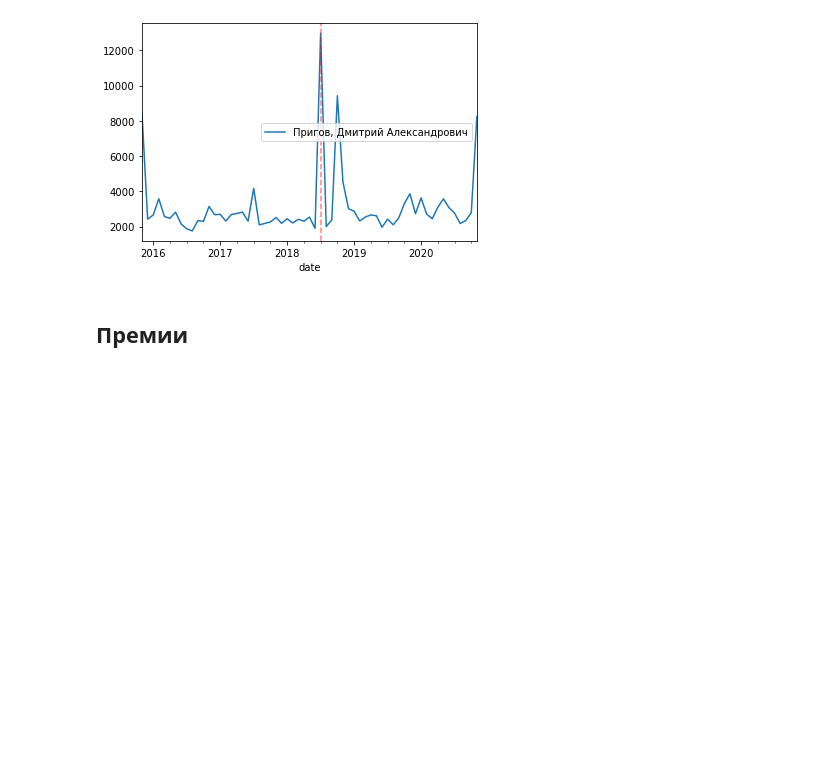
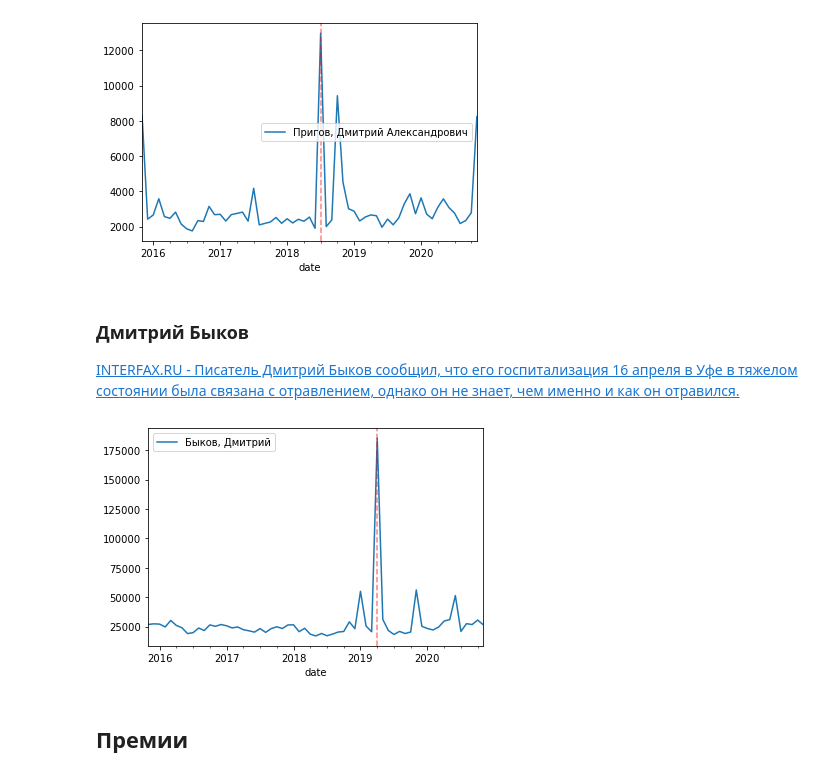
Before and after one commit to agbragin/russian-poetry-wikipedia-stats, a Jupyter notebook: 05-analysis.ipynb, the cells around one changed output. Drawn from its saved outputs; the diff is of its cells as text; code cells hidden in the pictures; blank space fills up the shorter version.

```diff
--- a/04-analysis.ipynb
+++ b/05-analysis.ipynb
@@ -450,6 +450,14 @@ plot_visits('Гандлевский, Сергей', '24.05.2016')
 plot_visits('Пригов, Дмитрий Александрович', '16.07.2018')
 # %% [output]
 [figure]
+# %% [markdown]
+### Дмитрий Быков
+
+[INTERFAX.RU - Писатель Дмитрий Быков сообщил, что его госпитализация 16 апреля в Уфе в тяжелом состоянии была связана с отравлением, однако он не знает, чем именно и как он отравился.](https://www.interfax.ru/russia/659395)
+# %%
+plot_visits('Быков, Дмитрий', '16.04.2019')
+# %% [output]
+[figure, added]
 # %% [markdown]
 ## Премии
 # %% [markdown]
```
Also changed, not shown: parts of 2 cells of this notebook, 3 other files.
